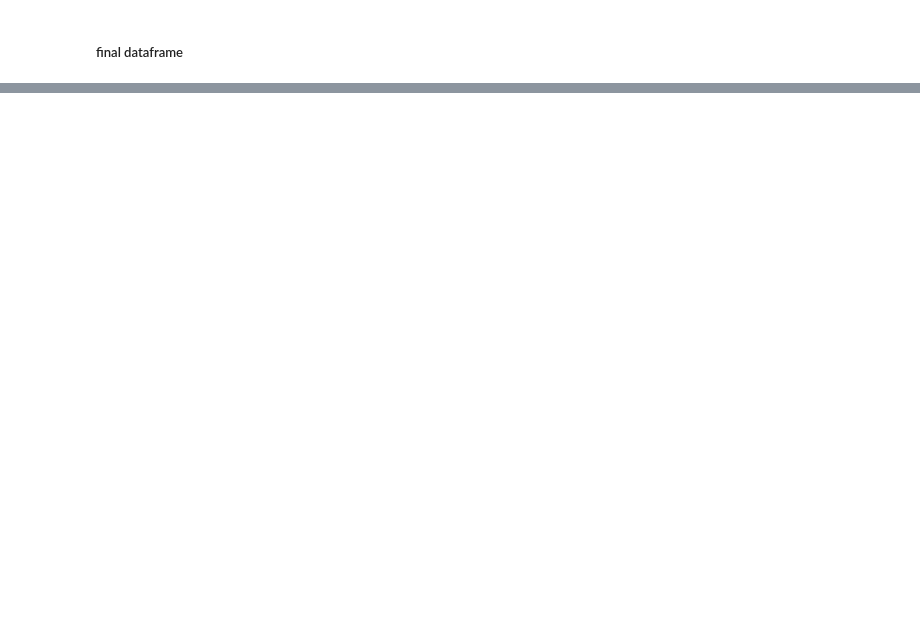
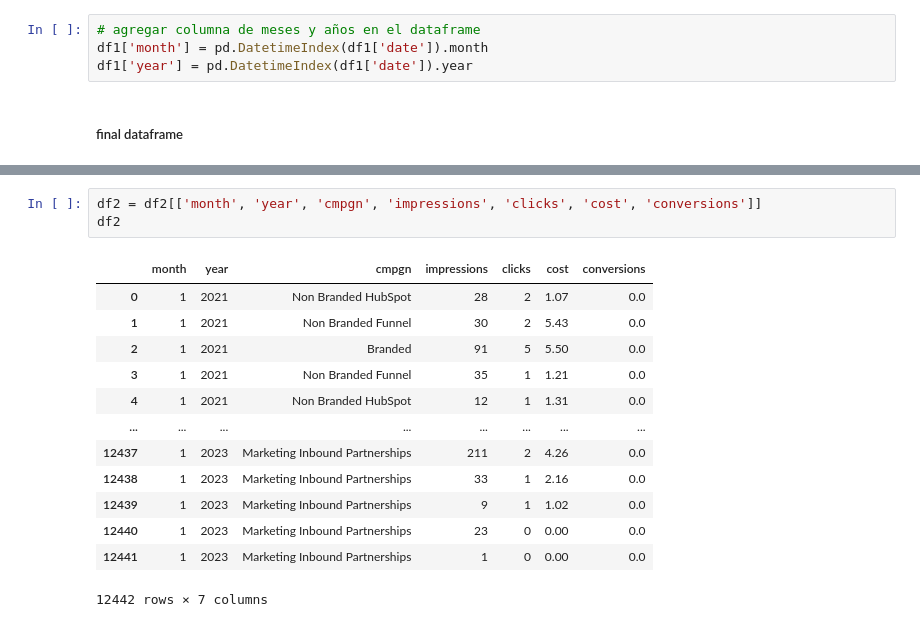
Before and after one commit to Maxterjs99/marketing_test, a Jupyter notebook: datamarketing.ipynb, the cells around one changed output, grey strips where cells are left out. Cells and saved outputs as stored; diff of their text form; blank space fills up the shorter version.

```diff
--- a/datamarketing.ipynb
+++ b/datamarketing.ipynb
@@ -104,6 +106,10 @@ df1['total_conversion_value'] = pd.to_numeric(df1['total_conversion_value'], err
 # %%
 df1['all_conversion_value'] = df1['all_conversion_value'].str.replace(',', '.')
 df1['all_conversion_value'] = pd.to_numeric(df1['all_conversion_value'], errors='coerce')
+# %%
+# agregar columna de meses y años en el dataframe
+df1['month'] = pd.DatetimeIndex(df1['date']).month
+df1['year'] = pd.DatetimeIndex(df1['date']).year
 # %% [markdown]
 ##### final dataframe
 # %%
@@ -144,0 +170,17 @@ memory usage: 1.4+ MB
+# %%
+df2 = df2[['month', 'year', 'cmpgn', 'impressions', 'clicks', 'cost', 'conversions']]
+df2
+# %% [output]
+|  | month | year | cmpgn | impressions | clicks | cost | conversions |
+| 0 | 1 | 2021 | Non Branded HubSpot | 28 | 2 | 1.07 | 0.0 |
+| 1 | 1 | 2021 | Non Branded Funnel | 30 | 2 | 5.43 | 0.0 |
+| 2 | 1 | 2021 | Branded | 91 | 5 | 5.50 | 0.0 |
+| 3 | 1 | 2021 | Non Branded Funnel | 35 | 1 | 1.21 | 0.0 |
+| 4 | 1 | 2021 | Non Branded HubSpot | 12 | 1 | 1.31 | 0.0 |
+| ... | ... | ... | ... | ... | ... | ... | ... |
+| 12437 | 1 | 2023 | Marketing Inbound Partnerships | 211 | 2 | 4.26 | 0.0 |
+| 12438 | 1 | 2023 | Marketing Inbound Partnerships | 33 | 1 | 2.16 | 0.0 |
+| 12439 | 1 | 2023 | Marketing Inbound Partnerships | 9 | 1 | 1.02 | 0.0 |
+| 12440 | 1 | 2023 | Marketing Inbound Partnerships | 23 | 0 | 0.00 | 0.0 |
+| 12441 | 1 | 2023 | Marketing Inbound Partnerships | 1 | 0 | 0.00 | 0.0 |
+12442 rows × 7 columns
```
Also changed, not shown: parts of 14 cells of this notebook, 1 other file.
